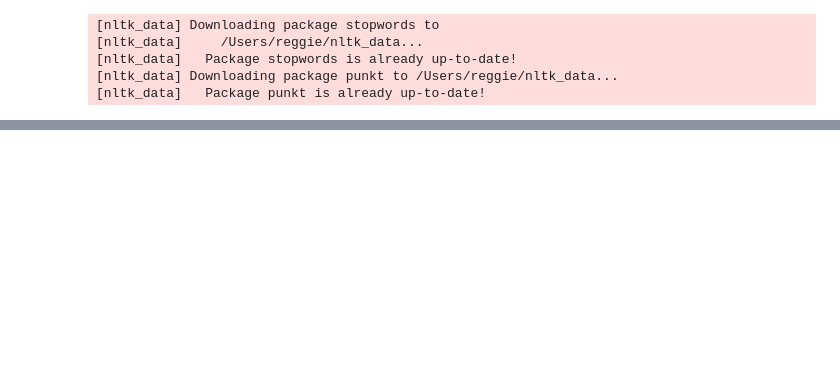
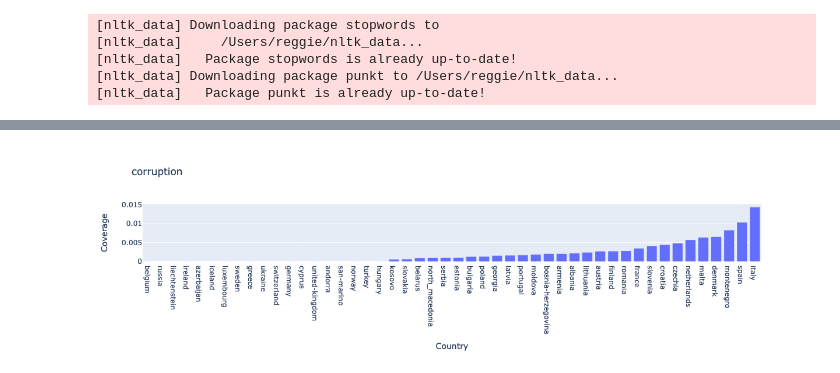
Before and after one commit to backdem/democracy-topic-model, a Jupyter notebook: src/dictionary_model.ipynb, the cells around one changed output, grey strips where cells are left out. Drawn from its saved outputs; the diff is of its cells as text; code cells hidden in the pictures; blank space fills up the shorter version.

```diff
--- a/src/dictionary_model.ipynb
+++ b/src/dictionary_model.ipynb
@@ -110,0 +222,13 @@ print(sorted_dict)
+# %%
+# plot single topic
+topic = 'corruption'
+df_sorted = df.sort_values(by=topic, ascending=True)
+fig = go.Figure(data=[go.Bar(x=df_sorted['country'], y=df_sorted[topic])])
+
+# Customize the layout (optional)
+fig.update_layout(title=topic, xaxis_title='Country', yaxis_title='Coverage')
+
+# Display the chart
+fig.show()
+# %% [output]
+[figure, added]
```
Also changed, not shown: parts of 19 cells of this notebook, 2 other files.
